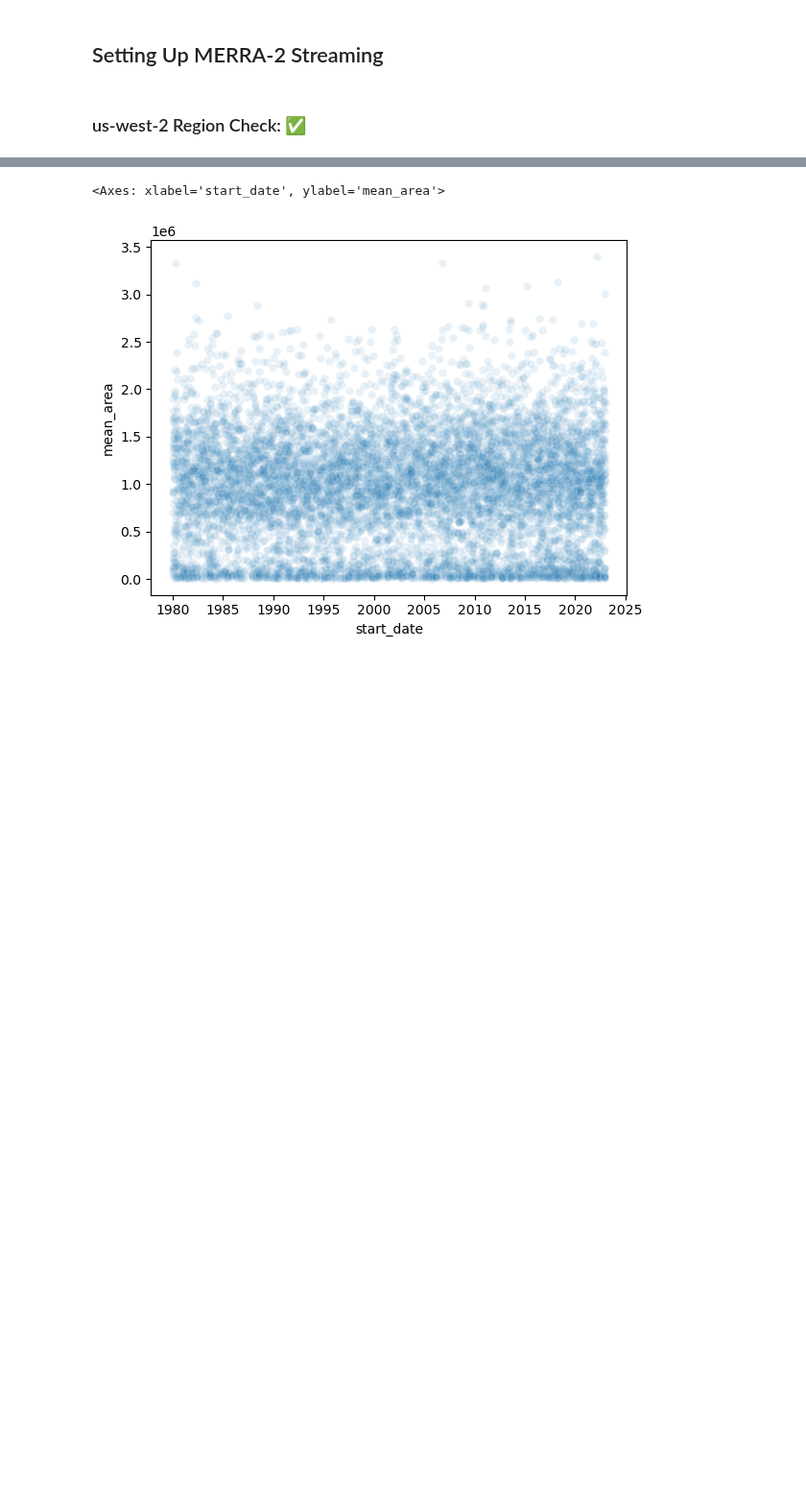
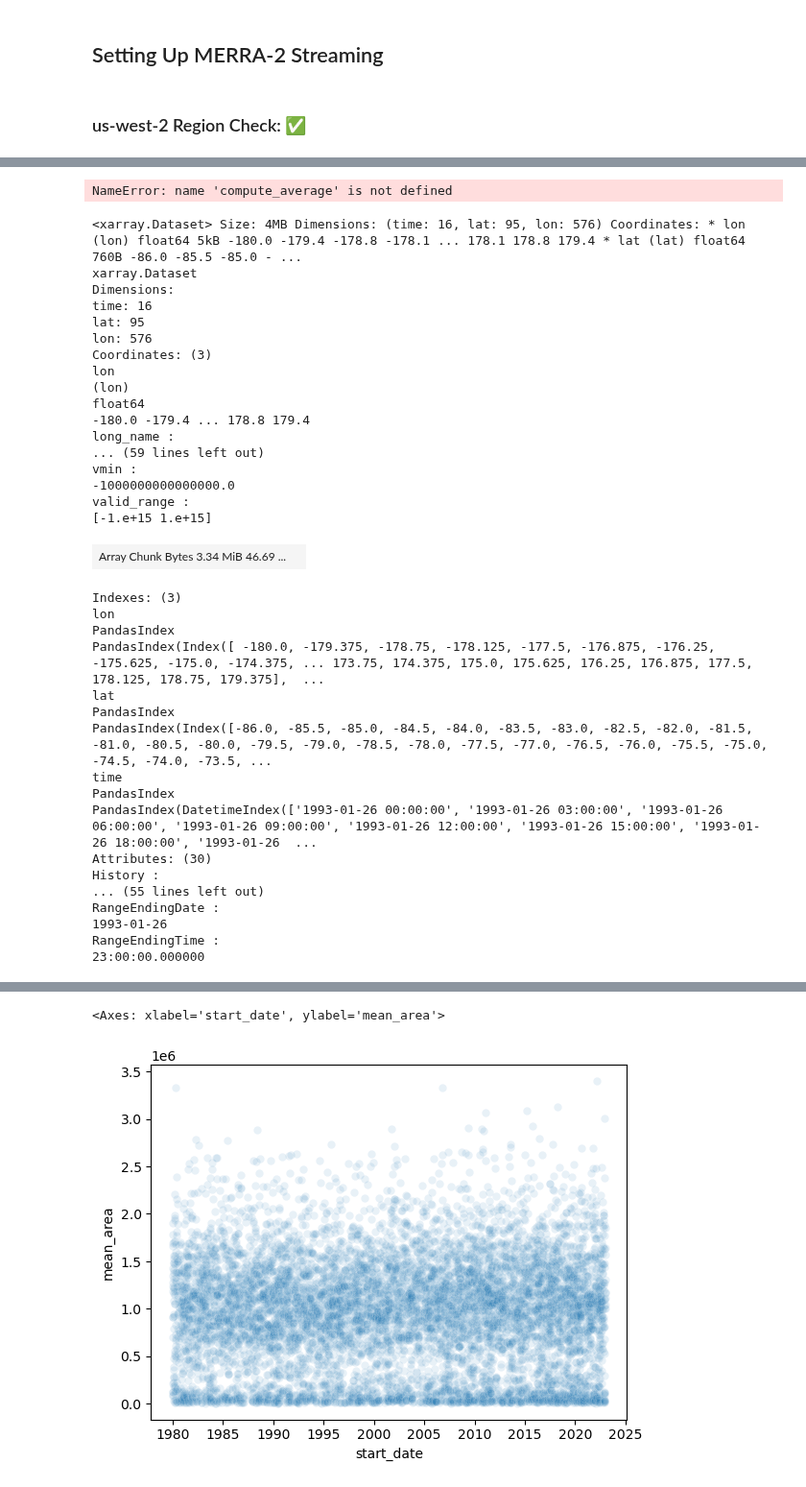
Before and after one commit to jbbutler/extreme_antarctic_ARs, a Jupyter notebook: notebooks/merra2_masking.ipynb, the cells around one changed output, grey strips where cells are left out. Shown at 96% size. Cells and saved outputs as stored; diff of their text form; code cells hidden in the pictures; blank space fills up the shorter version.

```diff
--- a/notebooks/merra2_masking.ipynb
+++ b/notebooks/merra2_masking.ipynb
@@ -114,0 +219,78 @@ attr_df = attr_df.sort_values(by='start_date')
+# %%
+import time
+login_time = time.time()
+auth = earthaccess.login()
+login_time = time.time() - login_time
+
+data_doi = '10.5067/3Z173KIE2TPD'
+vars = ['T2M']
+
+dataframe_landfalling = dataframe[dataframe.is_landfalling]
+t2m_vals = [None]*len(dataframe_landfalling)
+
+i = 10
+
+storm_da = dataframe.iloc[i].data_array
+storm_da = storm_da.rename({'lats':'lat', 'lons':'lon'})
+
+max_min_time = time.time()
+first = np.min(storm_da.time.dt.date.to_numpy())
+last = np.max(storm_da.time.dt.date.to_numpy())
+max_min_time = time.time() - max_min_time
+# stream the data only between those two dates
+
+search_time = time.time()
+results = earthaccess.search_data(doi=data_doi,
+                                  temporal=(f'{first.year}-{first.month}-{first.day}',
+                                            f'{last.year}-{last.month}-{last.day}'));
+search_time = time.time() - search_time
+
+open_time = time.time()
+obs_ds = xr.open_mfdataset(earthaccess.open(results));
+open_time = time.time() - open_time
+obs_ds = obs_ds.sel(time = obs_ds.time.dt.hour % 3 == 0).sel(lat = slice(-86, -39))
+obs_ds = obs_ds[vars]
+
+compute_time = time.time()
+compute_average(storm_da, obs_ds.T2M, cell_areas)
+compute_time = time.time() - compute_time
+# %% [output]
+NameError: name 'compute_average' is not defined
+# %%
+obs_ds
+# %% [output]
+<xarray.Dataset> Size: 4MB Dimensions: (time: 16, lat: 95, lon: 576) Coordinates: * lon (lon) float64 5kB -180.0 -179.4 -178.8 -178.1 ... 178.1 178.8 179.4 * lat (lat) float64 760B -86.0 -85.5 -85.0 - ...
+xarray.Dataset
+Dimensions:
+time: 16
+lat: 95
+lon: 576
+Coordinates: (3)
+lon
+(lon)
+float64
+-180.0 -179.4 ... 178.8 179.4
+long_name :
+... (59 lines left out)
+vmin :
+-1000000000000000.0
+valid_range :
+[-1.e+15 1.e+15]
+| Array Chunk Bytes 3.34 MiB 46.69 ... |  |
+Indexes: (3)
+lon
+PandasIndex
+PandasIndex(Index([ -180.0, -179.375, -178.75, -178.125, -177.5, -176.875, -176.25, -175.625, -175.0, -174.375, ... 173.75, 174.375, 175.0, 175.625, 176.25, 176.875, 177.5, 178.125, 178.75, 179.375],  ...
+lat
+PandasIndex
+PandasIndex(Index([-86.0, -85.5, -85.0, -84.5, -84.0, -83.5, -83.0, -82.5, -82.0, -81.5, -81.0, -80.5, -80.0, -79.5, -79.0, -78.5, -78.0, -77.5, -77.0, -76.5, -76.0, -75.5, -75.0, -74.5, -74.0, -73.5, ...
+time
+PandasIndex
+PandasIndex(DatetimeIndex(['1993-01-26 00:00:00', '1993-01-26 03:00:00', '1993-01-26 06:00:00', '1993-01-26 09:00:00', '1993-01-26 12:00:00', '1993-01-26 15:00:00', '1993-01-26 18:00:00', '1993-01-26  ...
+Attributes: (30)
+History :
+... (55 lines left out)
+RangeEndingDate :
+1993-01-26
+RangeEndingTime :
+23:00:00.000000
```
Also changed, not shown: parts of 45 cells of this notebook, 20 other files.
